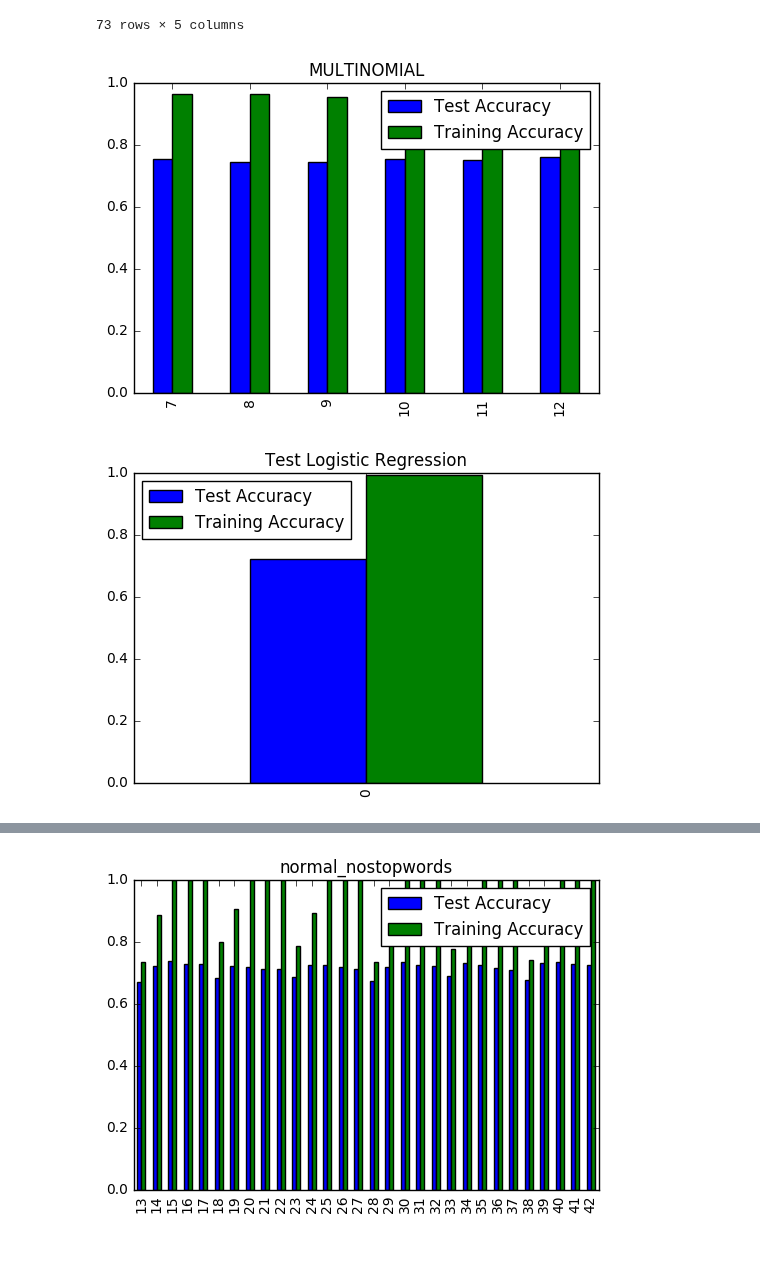
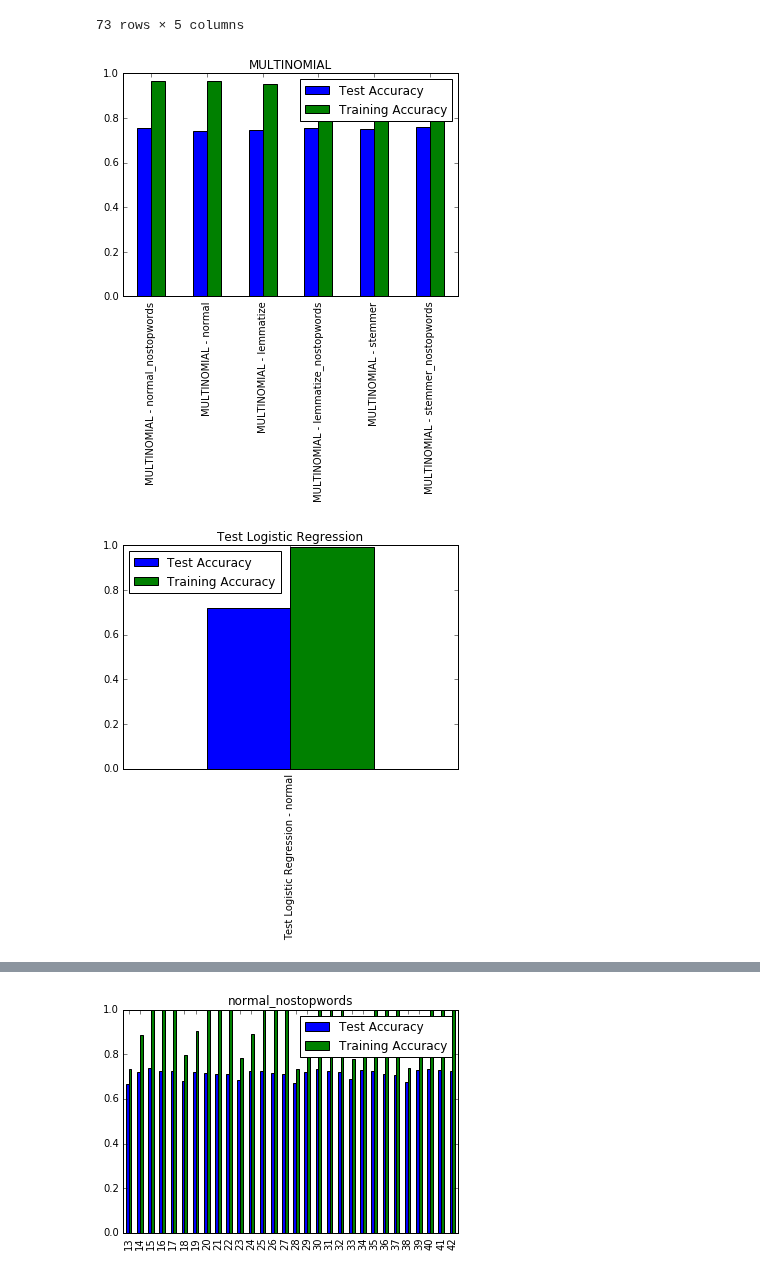
Before and after one commit to asazo/ML, a Jupyter notebook: tarea2/tarea2 - pregunta 2.ipynb, the cells around one changed output, grey strips where cells are left out. Drawn from its saved outputs; the diff is of its cells as text; code cells hidden in the pictures.

```diff
--- a/tarea2/tarea2 - pregunta 2.ipynb
+++ b/tarea2/tarea2 - pregunta 2.ipynb
@@ -534,13 +534,14 @@ df.sort_values("Test Accuracy", ascending=False)
 # %%
 df["Show name"] = df.apply(lambda row: "%s - %s" % (row["Name"], row["extractor"])
                            + (" ( %f )" % row["C"] if not pd.isnull(row["C"]) else ""),
                            axis=1)
 
 for model_name in set(list(df["Name"])):
-    df[df["Name"] == model_name][["Show name", "Test Accuracy", "Training Accuracy"]].plot.bar(title=model_name)
+    ax = df[df["Name"] == model_name][["Show name", "Test Accuracy", "Training Accuracy"]].plot.bar(title=model_name)
+    ax.set_xticklabels(df[df["Name"] == model_name]["Show name"])
 
 for extractor_name in set(list(df["extractor"])):
     df[df["Name"] == model_name][["Show name", "Test Accuracy", "Training Accuracy"]].plot.bar(title=extractor_name)
 # %% [output]
-[figure, old version]
+[figure, new version]
-[figure, old version]
+[figure, new version]
@@ -550 +551 @@ for extractor_name in set(list(df["extractor"])):
-[figure, old version]
+[figure, new version]
```
Also changed, not shown: parts of 5 cells of this notebook.
